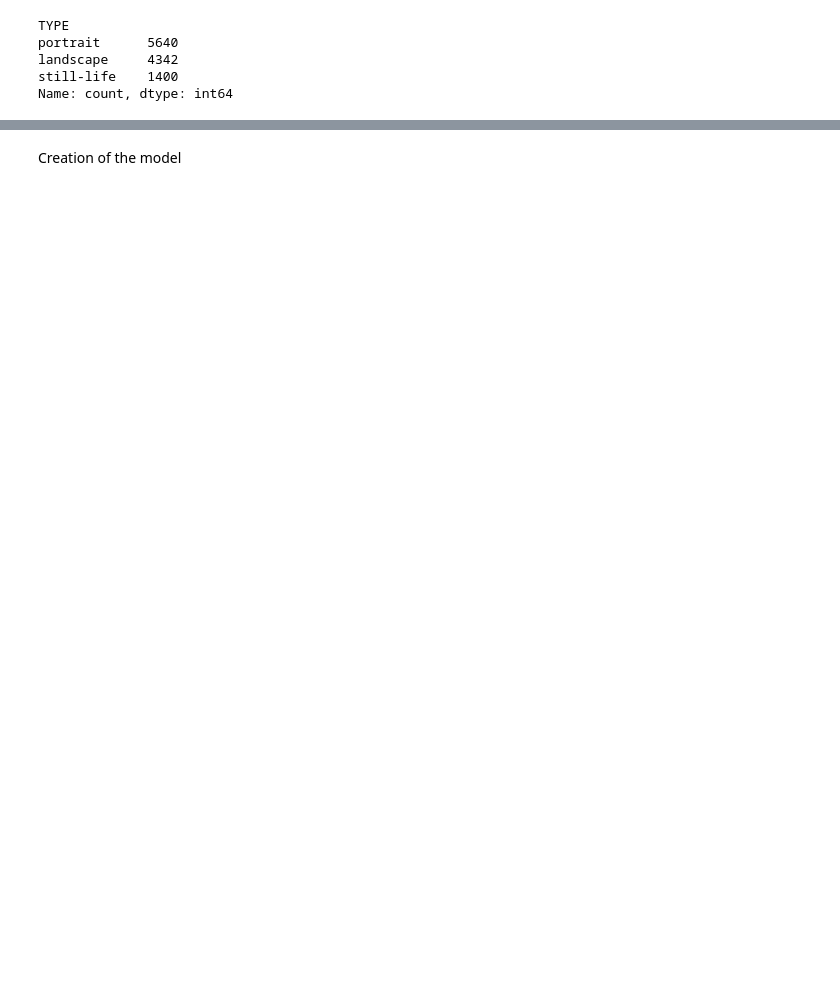
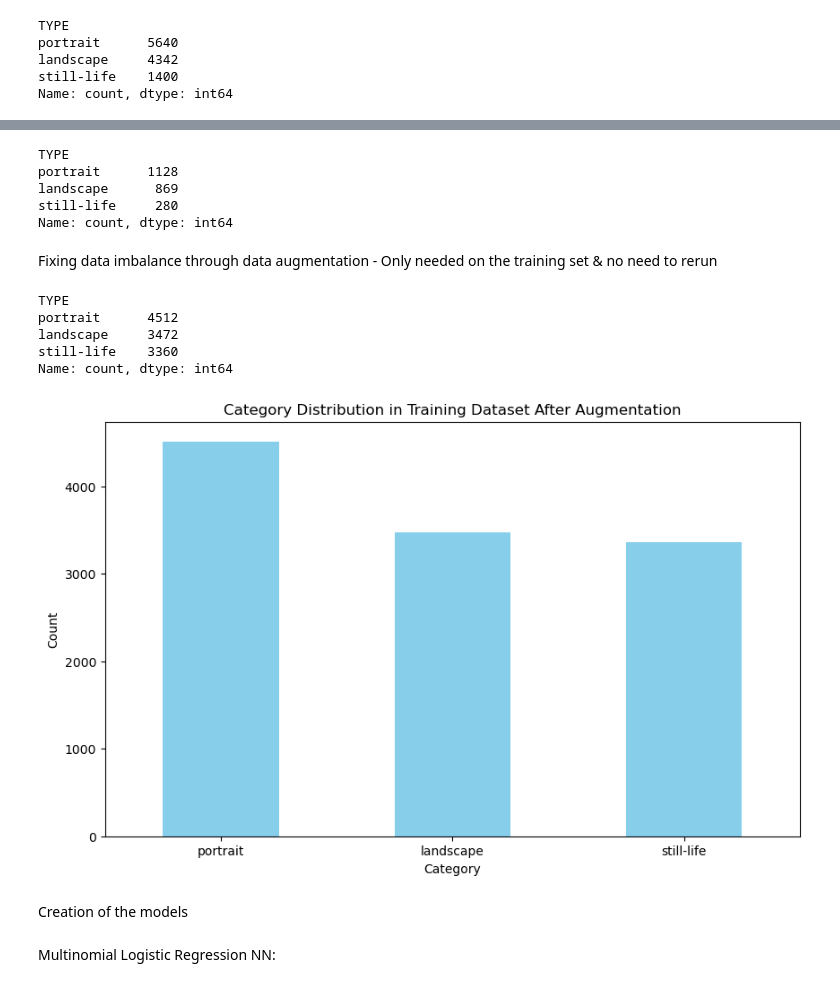
Before and after one commit to KPate04/IntroDataMining, a Jupyter notebook: ML_Final_Project/paintings.ipynb, the cells around one changed output, grey strips where cells are left out. Saved outputs shown, nothing was run; the diff lists cells and outputs as text; code cells hidden in the pictures; blank space fills up the shorter version.

Commit message:
data preprocessing & model running & evaluation

```diff
--- a/ML_Final_Project/paintings.ipynb
+++ b/ML_Final_Project/paintings.ipynb
@@ -98,0 +117,11 @@ Moved file: 20635.jpg from paint_data_/20635.jpg to paint_train/train_images/206
+# %%
+test = pd.read_csv("paint_test\\test_labels.csv", sep = '\t')
+test["TYPE"].value_counts()
+# %% [output]
+TYPE
+portrait      1128
+landscape      869
+still-life     280
+Name: count, dtype: int64
+# %% [markdown]
+Fixing data imbalance through data augmentation - Only needed on the training set & no need to rerun
@@ -98,0 +196,33 @@ Moved file: 20635.jpg from paint_data_/20635.jpg to paint_train/train_images/206
+# %%
+train = pd.read_csv("paint_train\\aug_labels.csv", sep = '\t')
+train["TYPE"].value_counts()
+# After running:
+#   TYPE
+#   portrait      4512
+#   landscape     3473
+#   still-life    2240
+# While the distribution is nowhere near perfect, it is still better than the previous split
+# I will rerun it only on the original images and not on the already augmented images. This will bring the total images to 3360
+# which will make it more balanced.
+# After re-running:
+#   TYPE
+#   portrait      4512
+#   landscape     3473
+#   still-life    3360
+# %% [output]
+TYPE
+portrait      4512
+landscape     3472
+still-life    3360
+Name: count, dtype: int64
+# %%
+paint_counts = train['TYPE'].value_counts()
+plt.figure(figsize=(10, 6))
+paint_counts.plot(kind='bar', color='skyblue')
+plt.title('Category Distribution in Training Dataset After Augmentation')
+plt.xlabel('Category')
+plt.ylabel('Count')
+plt.xticks(rotation=360)
+plt.show()
+# %% [output]
+[figure, added]
@@ -99,2 +271,4 @@ Moved file: 20635.jpg from paint_data_/20635.jpg to paint_train/train_images/206
 # %% [markdown]
-Creation of the model
+Creation of the models
+# %% [markdown]
+Multinomial Logistic Regression NN:
```
Also changed, not shown: parts of 24 cells of this notebook, 20 other files.
